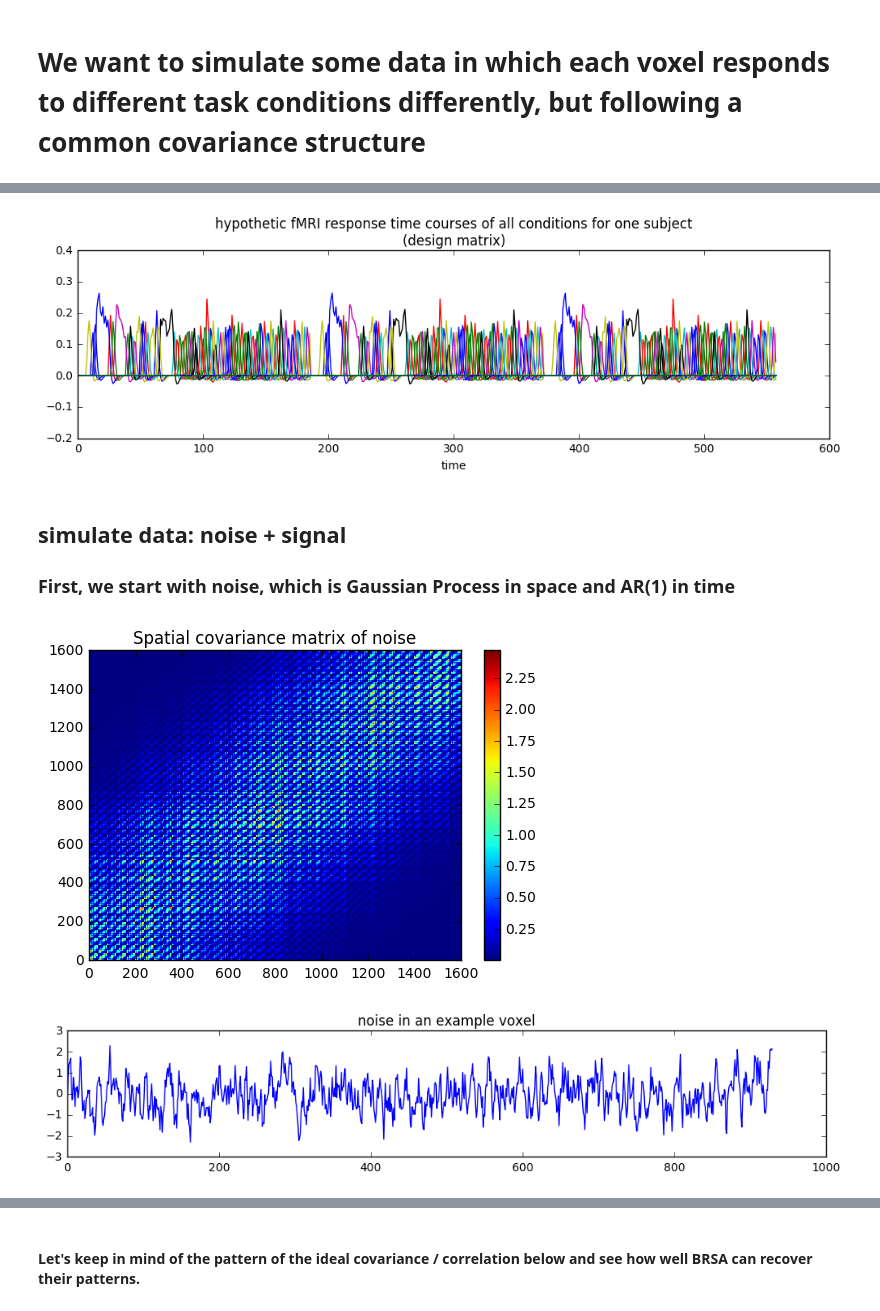
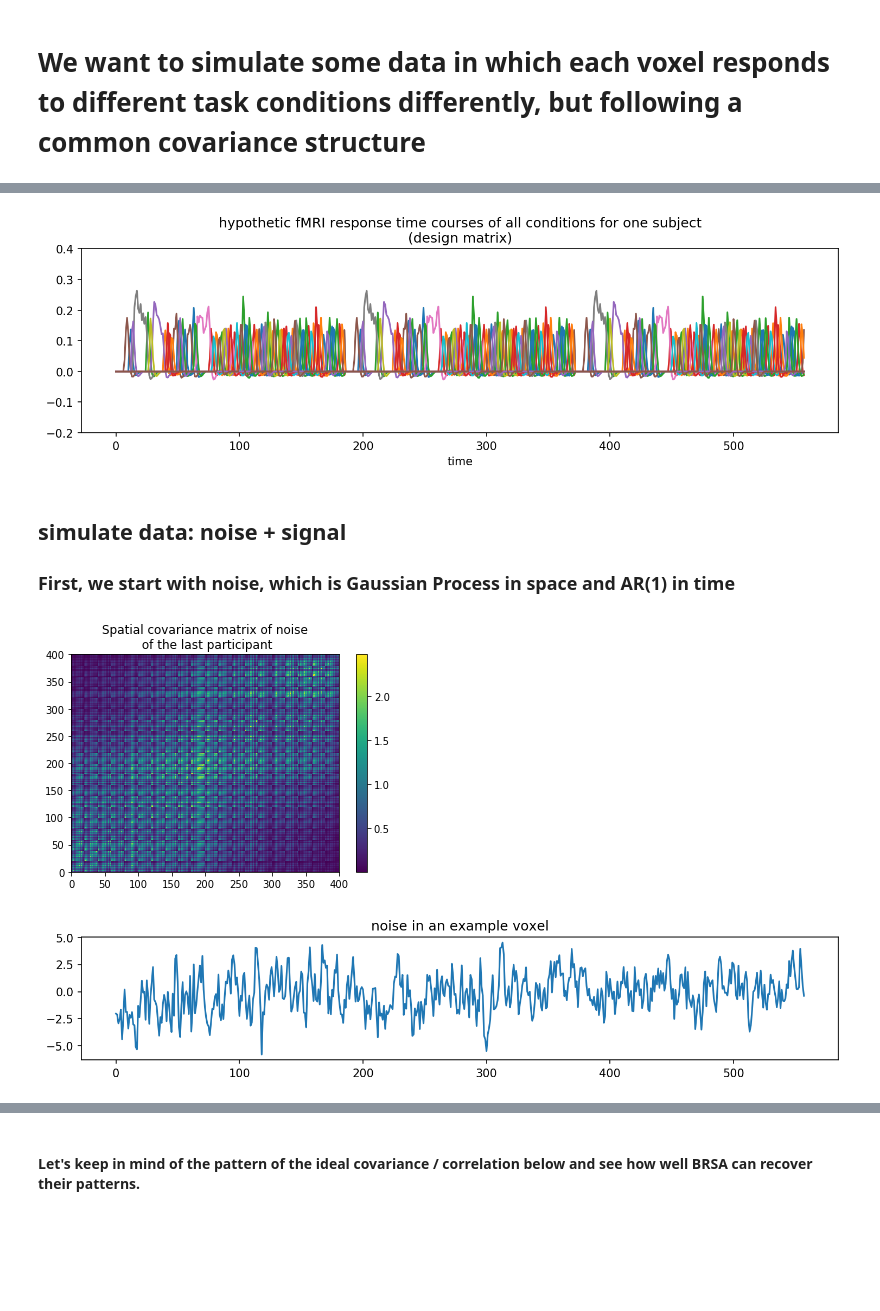
Before and after one commit to brainiak/brainiak, a Jupyter notebook: examples/reprsimil/gbrsa_group_representational_similarity_estimate_example.ipynb, the cells around one changed output, grey strips where cells are left out. Cells and saved outputs as stored; diff of their text form; code cells hidden in the pictures; blank space fills up the shorter version.

```diff
--- a/examples/reprsimil/gbrsa_group_representational_similarity_estimate_example.ipynb
+++ b/examples/reprsimil/gbrsa_group_representational_similarity_estimate_example.ipynb
@@ -43,8 +51,8 @@ In typical fMRI analysis, some nuisance regressors such as head motion, baseline
 ### Note that different subjects do not have to have the same number of voxels or time points. The timing of the task conditions of them can also differ. The simulation below reflects this
 # %%
 n_subj = 5
-n_run = np.random.random_integers(2, 6, n_subj)
-ROI_edge = np.random.random_integers(40, 60, n_subj)
+n_run = np.random.random_integers(2, 4, n_subj)
+ROI_edge = np.random.random_integers(20, 40, n_subj)
 # We simulate "ROI" of a square shape
 design = [None] * n_subj
 for subj in range(n_subj):
@@ -53,7 +61,7 @@ for subj in range(n_subj):
     design[subj].design_task = np.tile(design[subj].design_task[:,:-1],
                                  [n_run[subj], 1])
     # The last "condition" in design matrix
-    # codes for trials subjects made and error.
+    # codes for trials subjects made an error.
     # We ignore it here.
 n_C = np.size(design[0].design_task, axis=1)
 # The total number of conditions.
@@ -72,7 +80,7 @@ plt.title('hypothetic fMRI response time courses '
 plt.xlabel('time')
 plt.show()
 # %% [output]
-[figure, old version]
+[figure, new version]
 # %% [markdown]
 ## simulate data: noise + signal
 ### First, we start with noise, which is Gaussian Process in space and AR(1) in time
@@ -105,35 +113,35 @@ for subj in range(n_subj):
 
     # generating noise
     K_noise = noise_level[subj][:, np.newaxis] \
         * (np.exp(-dist2[subj] / noise_smooth_width**2 / 2.0) \
            + np.eye(n_V[subj]) * 0.1) * noise_level[subj]
     # We make spatially correlated noise by generating
     # noise at each time point from a Gaussian Process
     # defined over the coordinates.
     L_noise = np.linalg.cholesky(K_noise)
     noise[subj] = np.zeros([n_T[subj], n_V[subj]])
     noise[subj][0, :] = np.dot(L_noise, np.random.randn(n_V[subj]))\
         / np.sqrt(1 - rho1[subj]**2)
     for i_t in range(1, n_T[subj]):
         noise[subj][i_t, :] = noise[subj][i_t - 1, :] * rho1[subj] \
             + np.dot(L_noise,np.random.randn(n_V[subj]))
     # For each voxel, the noise follows AR(1) process:
     # fresh noise plus a dampened version of noise at
     # the previous time point.
 plt.pcolor(K_noise)
 plt.colorbar()
 plt.xlim([0, ROI_edge[-1] * ROI_edge[-1]])
 plt.ylim([0, ROI_edge[-1] * ROI_edge[-1]])
-plt.title('Spatial covariance matrix of noise')
+plt.title('Spatial covariance matrix of noise\n of the last participant')
 plt.show()
 
 fig = plt.figure(num=None, figsize=(12, 2), dpi=150,
                  facecolor='w', edgecolor='k')
 plt.plot(noise[-1][:, 0])
 plt.title('noise in an example voxel')
 plt.show()
 # %% [output]
-[figure, old version]
+[figure, new version]
-[figure, old version]
+[figure, new version]
 # %% [markdown]
 ### Then, we simulate signals, assuming the magnitude of response to each condition follows a common covariance matrix.
```
Also changed, not shown: parts of 44 cells of this notebook, 3 other files.
